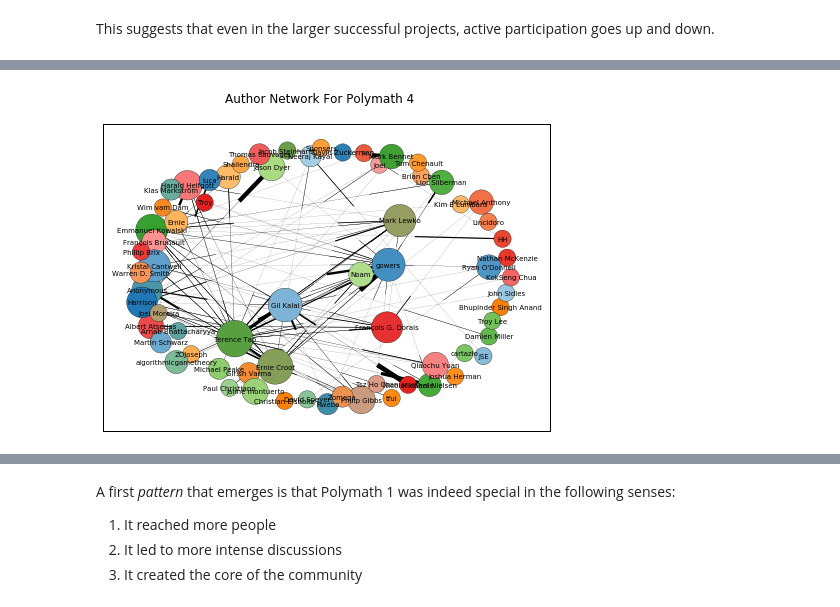
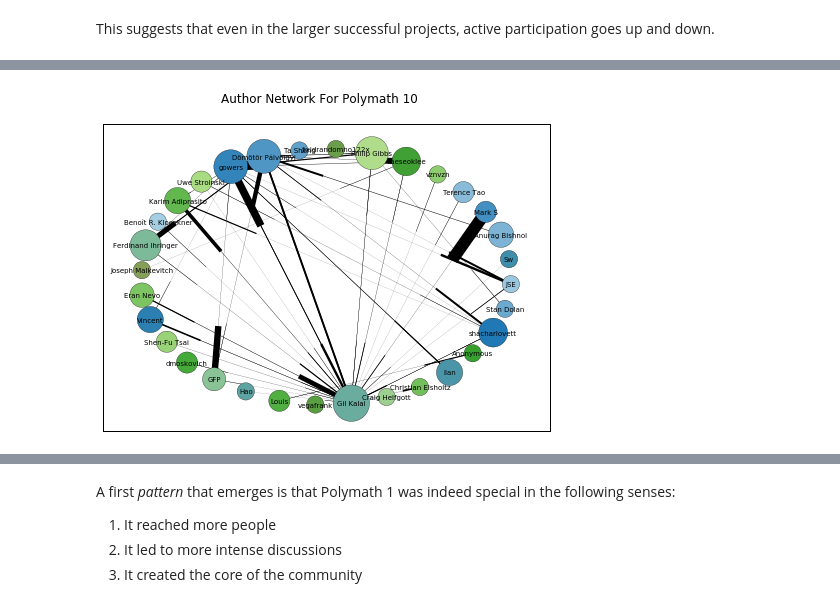
Before and after one commit to patrickallo/mathpracmod, a Jupyter notebook: Polymath Comparison.ipynb, the cells around one changed output, grey strips where cells are left out. Cells and saved outputs as stored; diff of their text form; code cells hidden in the pictures.

```diff
--- a/Polymath Comparison.ipynb
+++ b/Polymath Comparison.ipynb
@@ -181,10 +167,12 @@ PM8_FRAME = process_polymath("pm 8", split=True)
 PM9_FRAME = process_polymath("pm 9", split=True)
 # %%
 PM10_FRAME = process_polymath("pm 10", split=True)
+# %%
+PM11_FRAME = process_polymath("pm 11", split=True)
 # %% [markdown]
 A list of all Polymath and Mini Polymath frames is created, and then used to create two large `pandas.DataFrames`
 # %%
-POLYMATHS = [PM1_FRAME, PM2_FRAME, PM3_FRAME, PM4_FRAME, PM5_FRAME, PM6_FRAME, PM7_FRAME, PM8_FRAME, PM9_FRAME, PM10_FRAME]
+POLYMATHS = [PM1_FRAME, PM2_FRAME, PM3_FRAME, PM4_FRAME, PM5_FRAME, PM6_FRAME, PM7_FRAME, PM8_FRAME, PM9_FRAME, PM10_FRAME, PM11_FRAME]
 MINIPOLYMATHS = [mPM1_FRAME, mPM2_FRAME, mPM3_FRAME, mPM4_FRAME]
 COL_ORDER = PM1_FRAME.columns.tolist()
 PM_FRAME = pd.concat(POLYMATHS)[COL_ORDER]
@@ -645,4 +645,4 @@ plot_activity("Polymath 4", last="2009-09-01")
 # %%
-draw_network("Polymath 4")
+draw_network("Polymath 10")
 # %% [output]
-[figure, old version]
+[figure, new version]
```
Also changed, not shown: parts of 24 cells of this notebook, 25 other files.
